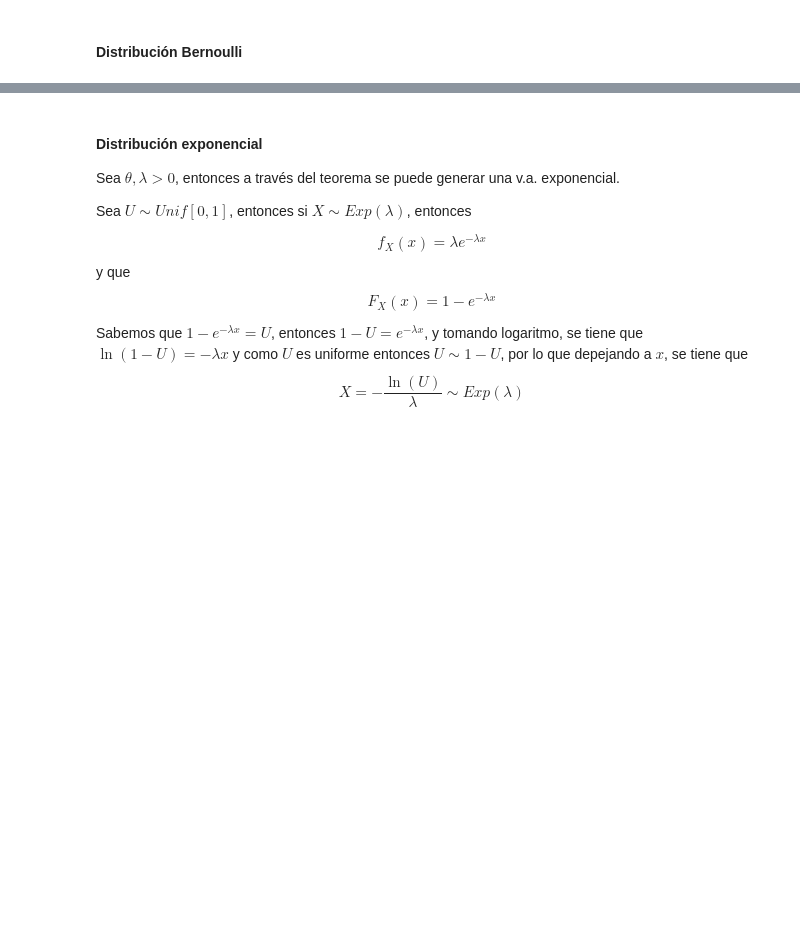
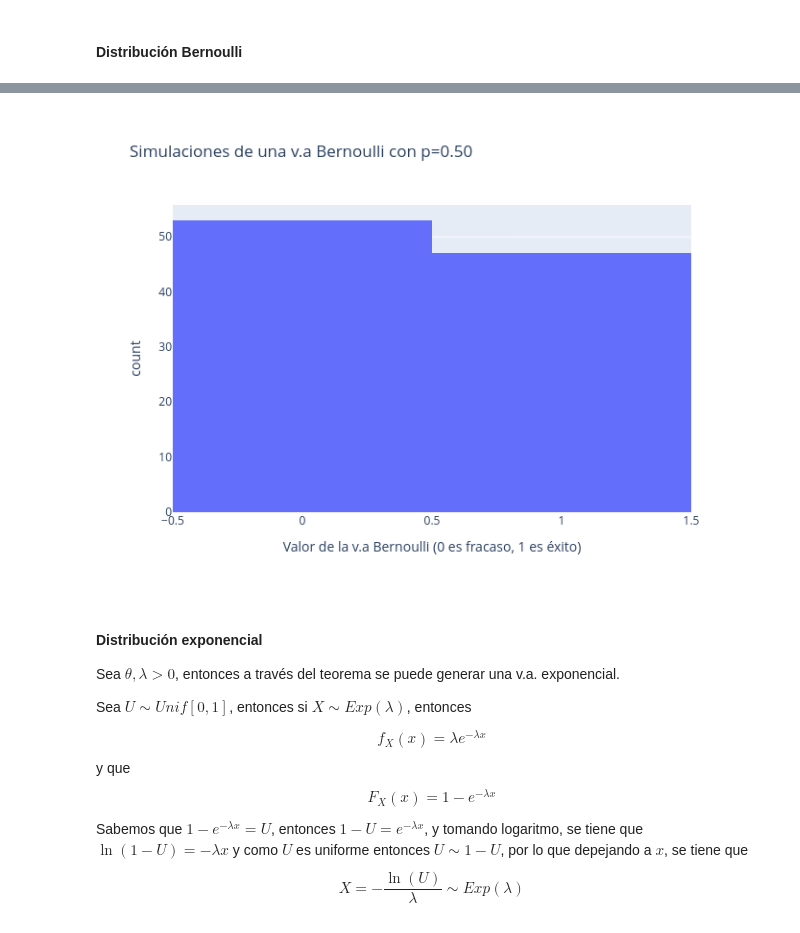
Before and after one commit to HarVazCo/Diplomado_TEyMD, a Jupyter notebook: Modulo2/Proyecto_final/Variables_aleatorias.ipynb, the cells around one changed output, grey strips where cells are left out. Drawn from its saved outputs; the diff is of its cells as text; code cells hidden in the pictures; blank space fills up the shorter version.

```diff
--- a/Modulo2/Proyecto_final/Variables_aleatorias.ipynb
+++ b/Modulo2/Proyecto_final/Variables_aleatorias.ipynb
@@ -1044,14 +1044,22 @@ print(simulaciones)
 # %%
 # Graficamos la simulación
 import plotly.express as px # para visualización interactiva
+from IPython.display import Image # para mostrar imagenes estaticas en github
 
-px.histogram(
+fig = px.histogram(
     simulaciones,
     x = simulaciones,
     nbins = 2,
     title = f'Simulaciones de una v.a Bernoulli con p={p:.2f}',
     labels = {'x':'Valor de la v.a Bernoulli (0 es fracaso, 1 es éxito)'}
 )
+
+fig.show()
+
+# estático (PNG dentro del notebook, visible en GitHub)
+Image(fig.to_image(format="png"))
+# %% [output]
+[figure, added]
 # %% [markdown]
 #### Distribución exponencial
 
```
Also changed, not shown: parts of 8 cells of this notebook, 5 other files.
